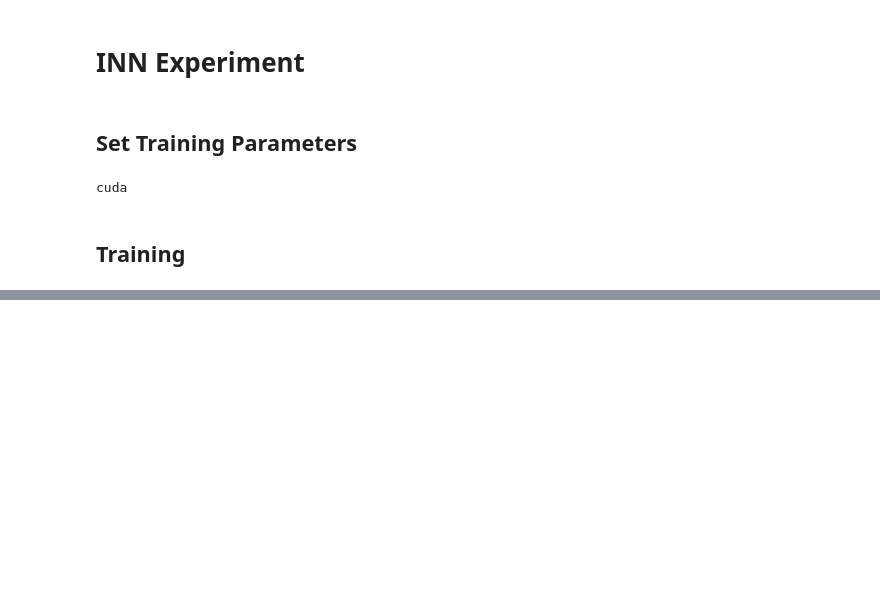
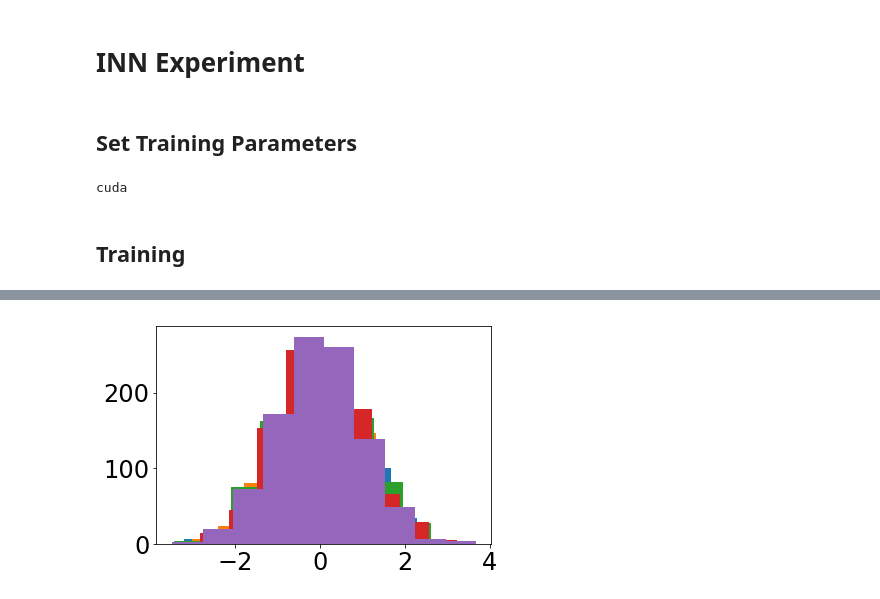
Before and after one commit to Jvenich/DeepVisionProject, a Jupyter notebook: main.ipynb, the cells around one changed output, grey strips where cells are left out. Cells and saved outputs as stored; diff of their text form; code cells hidden in the pictures; blank space fills up the shorter version.

```diff
--- a/main.ipynb
+++ b/main.ipynb
@@ -158,0 +149,8 @@ inn_exp.generate(6, 9, 3)
+# %%
+import matplotlib.pyplot as plt
+import torch
+gauss = torch.empty(5, 1000).normal_()
+for g in gauss:
+    plt.hist(g)
+# %% [output]
+[figure, added]
```
Also changed, not shown: parts of 3 cells of this notebook, 4 other files.
